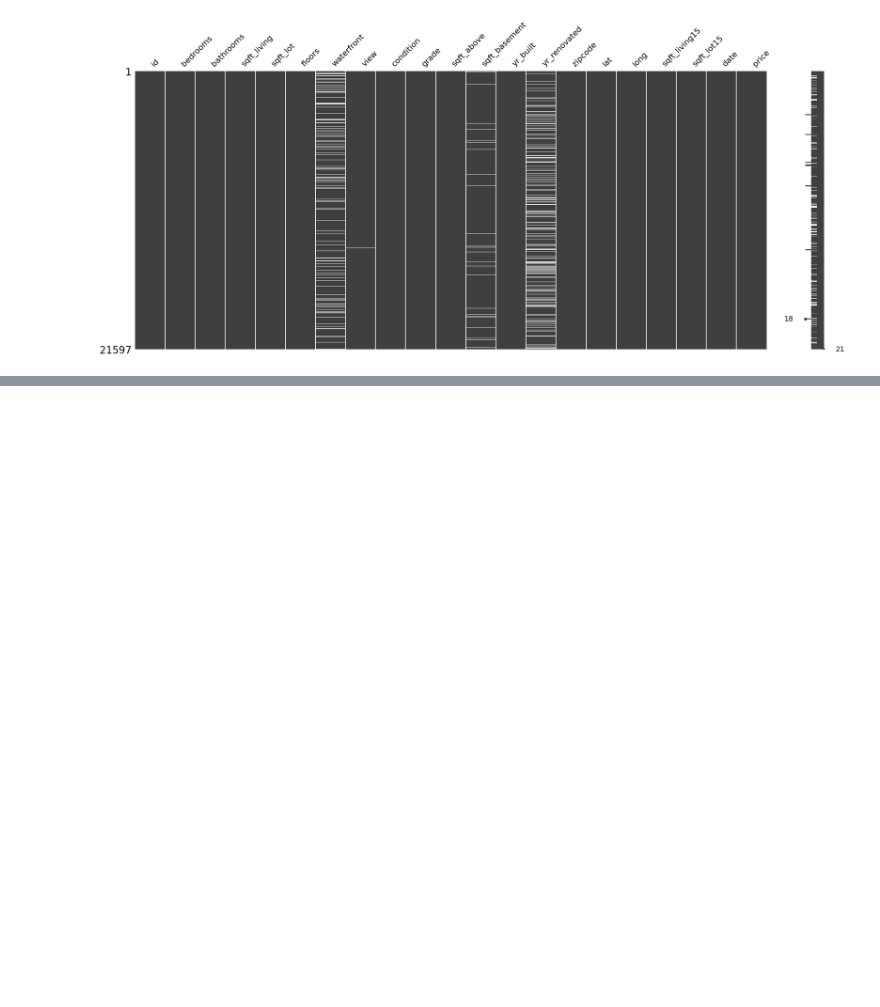
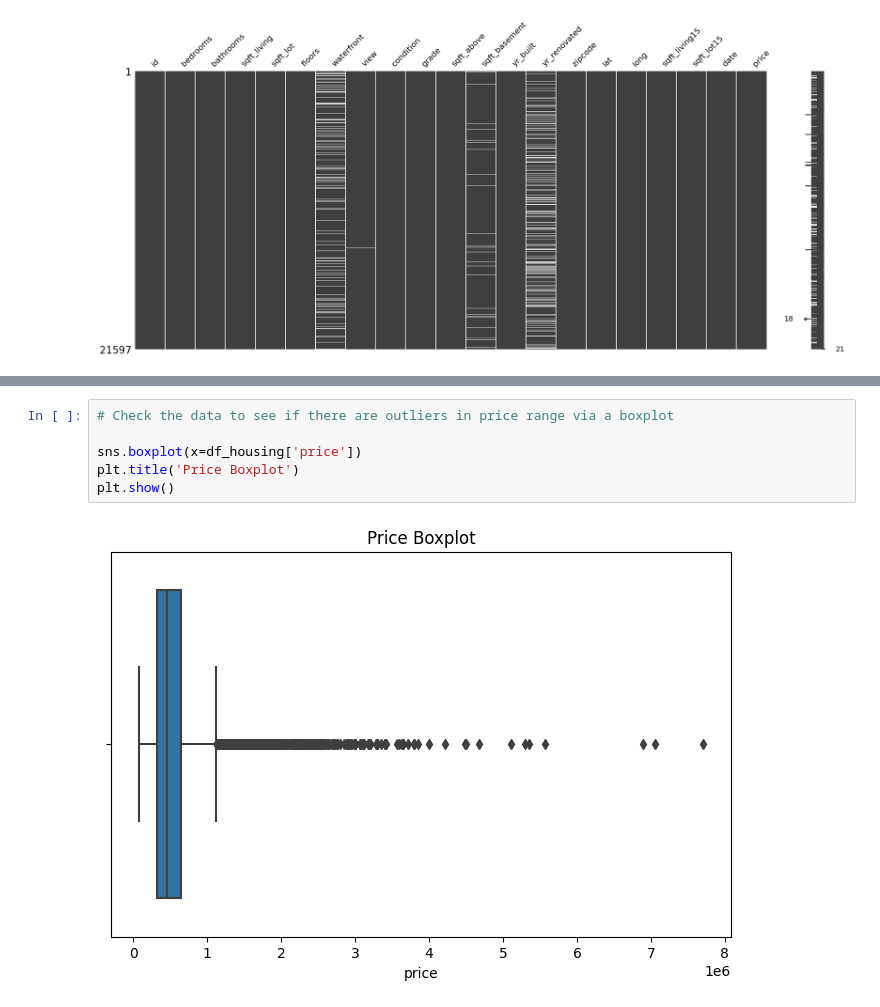
Before and after one commit to Toukant/eda-housing-data, a Jupyter notebook: Project_Playing.ipynb, the cells around one changed output, grey strips where cells are left out. Drawn from its saved outputs; the diff is of its cells as text; blank space fills up the shorter version.

```diff
--- a/Project_Playing.ipynb
+++ b/Project_Playing.ipynb
@@ -137,0 +161,8 @@ msno.matrix(df_housing)
+# %%
+# Check the data to see if there are outliers in price range via a boxplot
+
+sns.boxplot(x=df_housing['price'])
+plt.title('Price Boxplot')
+plt.show()
+# %% [output]
+[figure, added]
```
Also changed, not shown: parts of 41 cells of this notebook, 4 other files.
